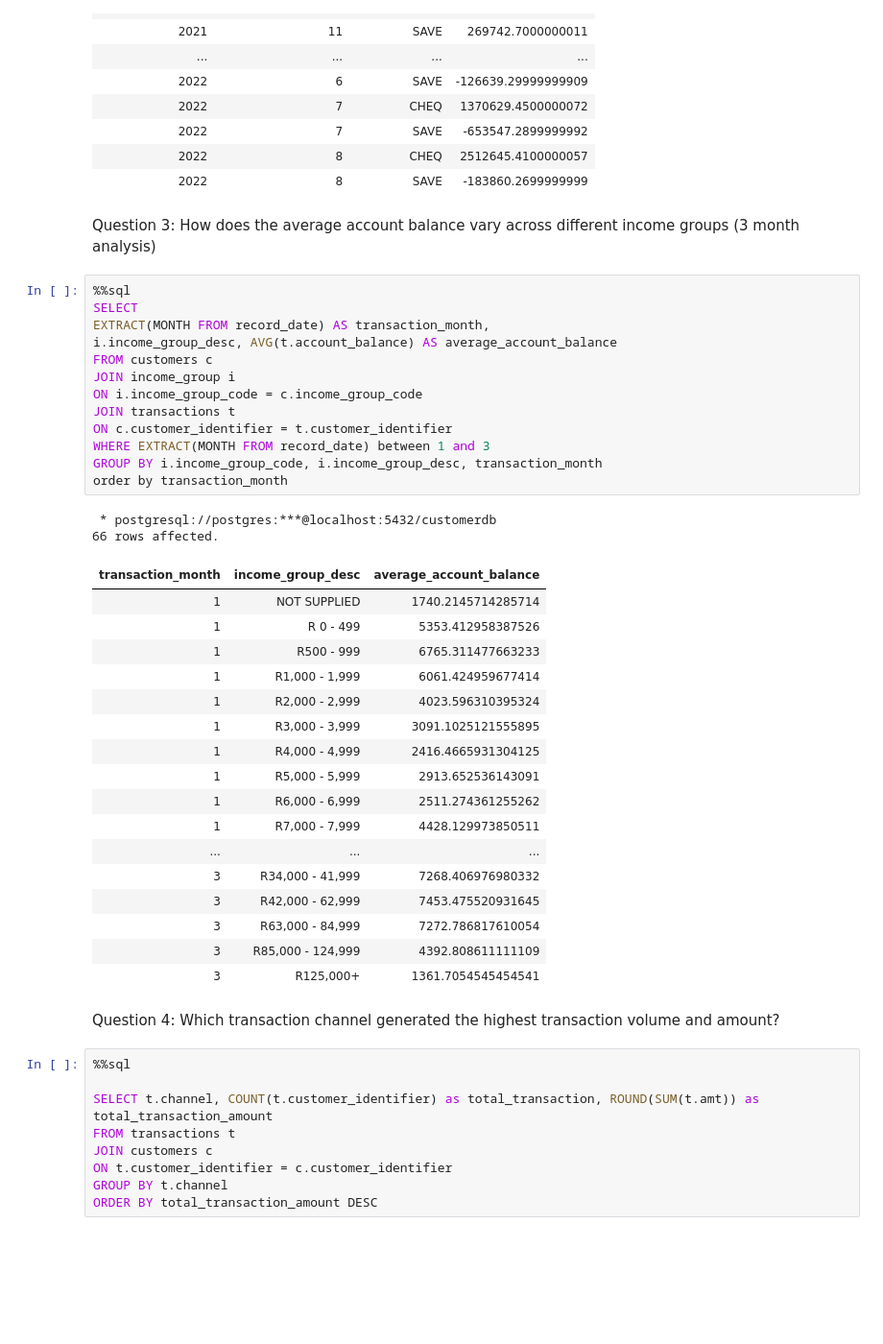
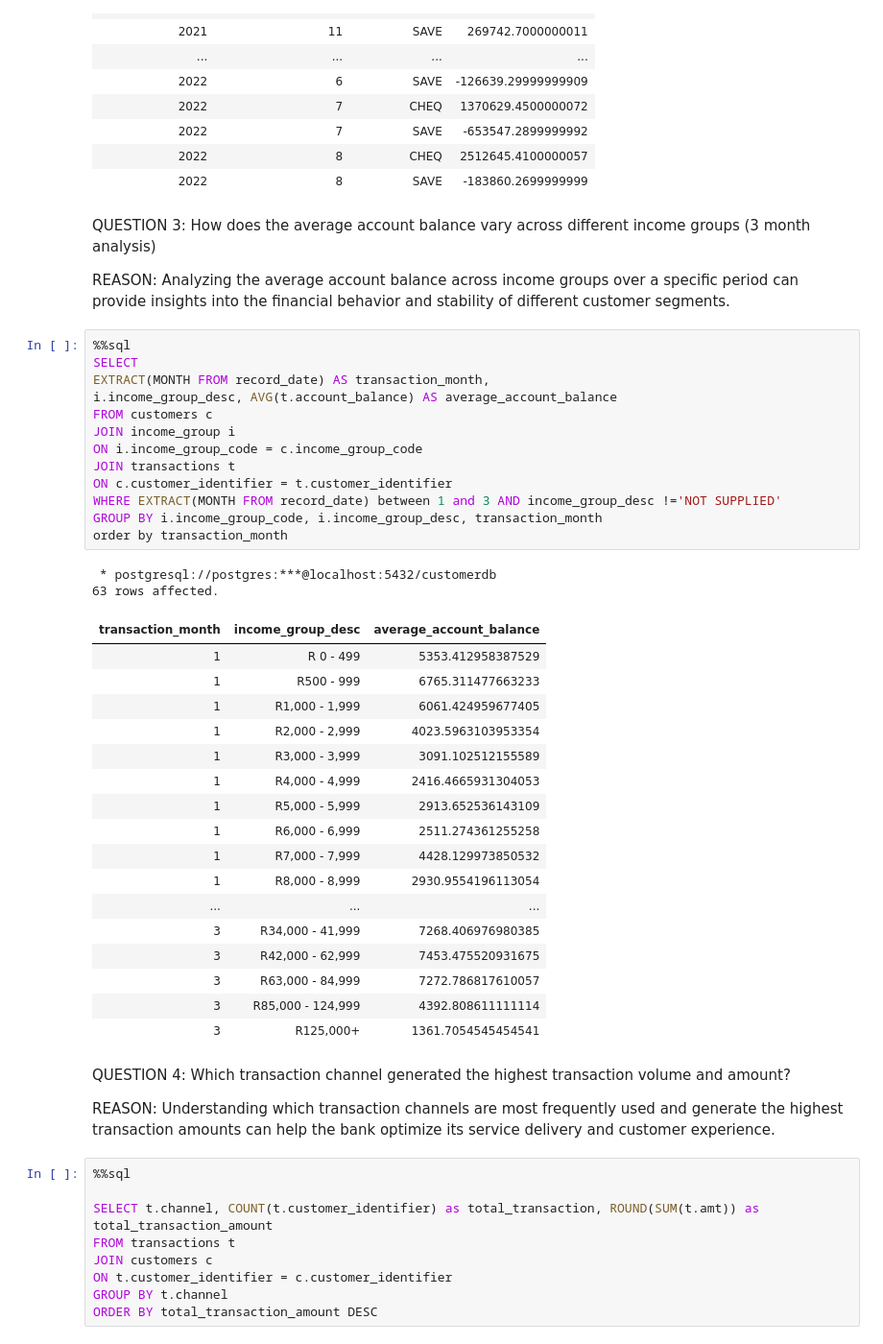
Before and after one commit to kanaka25/ABSA-Data, a Jupyter notebook: Jupyter_Script.ipynb, the cells around one changed output. Shown at 96% size. Drawn from its saved outputs; the diff is of its cells as text; blank space fills up the shorter version.

Commit message:
REASONS BEHIND QUESTIONS

```diff
--- a/Jupyter_Script.ipynb
+++ b/Jupyter_Script.ipynb
@@ -108,42 +110,46 @@ ORDER BY transaction_year, transaction_month;
 | 2022 | 8 | CHEQ | 2512645.4100000057 |
 | 2022 | 8 | SAVE | -183860.2699999999 |
 # %% [markdown]
-Question 3: How does the average account balance vary across different income groups (3 month analysis)
+QUESTION 3: How does the average account balance vary across different income groups (3 month analysis)
+
+REASON: Analyzing the average account balance across income groups over a specific period can provide insights into the financial behavior and stability of different customer segments.
 # %%
 %%sql
 SELECT
 EXTRACT(MONTH FROM record_date) AS transaction_month,
 i.income_group_desc, AVG(t.account_balance) AS average_account_balance
 FROM customers c
 JOIN income_group i
 ON i.income_group_code = c.income_group_code
 JOIN transactions t
 ON c.customer_identifier = t.customer_identifier
-WHERE EXTRACT(MONTH FROM record_date) between 1 and 3
+WHERE EXTRACT(MONTH FROM record_date) between 1 and 3 AND income_group_desc !='NOT SUPPLIED'
 GROUP BY i.income_group_code, i.income_group_desc, transaction_month
 order by transaction_month
 # %% [output]
  * postgresql://postgres:***@localhost:5432/customerdb
-66 rows affected.
+63 rows affected.
 | transaction_month | income_group_desc | average_account_balance |
-| 1 | NOT SUPPLIED | 1740.2145714285714 |
-| 1 | R 0 - 499 | 5353.412958387526 |
+| 1 | R 0 - 499 | 5353.412958387529 |
 | 1 | R500 - 999 | 6765.311477663233 |
-| 1 | R1,000 - 1,999 | 6061.424959677414 |
-| 1 | R2,000 - 2,999 | 4023.596310395324 |
-| 1 | R3,000 - 3,999 | 3091.1025121555895 |
-| 1 | R4,000 - 4,999 | 2416.4665931304125 |
-| 1 | R5,000 - 5,999 | 2913.652536143091 |
-| 1 | R6,000 - 6,999 | 2511.274361255262 |
-| 1 | R7,000 - 7,999 | 4428.129973850511 |
+| 1 | R1,000 - 1,999 | 6061.424959677405 |
+| 1 | R2,000 - 2,999 | 4023.5963103953354 |
+| 1 | R3,000 - 3,999 | 3091.102512155589 |
+| 1 | R4,000 - 4,999 | 2416.4665931304053 |
+| 1 | R5,000 - 5,999 | 2913.652536143109 |
+| 1 | R6,000 - 6,999 | 2511.274361255258 |
+| 1 | R7,000 - 7,999 | 4428.129973850532 |
+| 1 | R8,000 - 8,999 | 2930.9554196113054 |
 | ... | ... | ... |
-| 3 | R34,000 - 41,999 | 7268.406976980332 |
-| 3 | R42,000 - 62,999 | 7453.475520931645 |
-| 3 | R63,000 - 84,999 | 7272.786817610054 |
-| 3 | R85,000 - 124,999 | 4392.808611111109 |
+| 3 | R34,000 - 41,999 | 7268.406976980385 |
+| 3 | R42,000 - 62,999 | 7453.475520931675 |
+| 3 | R63,000 - 84,999 | 7272.786817610057 |
+| 3 | R85,000 - 124,999 | 4392.808611111114 |
 | 3 | R125,000+ | 1361.7054545454541 |
-# %% [markdown]
-Question 4: Which transaction channel generated the highest transaction volume and amount?
+# %% [markdown]
+QUESTION 4: Which transaction channel generated the highest transaction volume and amount?
+
+REASON: Understanding which transaction channels are most frequently used and generate the highest transaction amounts can help the bank optimize its service delivery and customer experience.
 # %%
 %%sql
 
```
Also changed, not shown: parts of 4 cells of this notebook.
